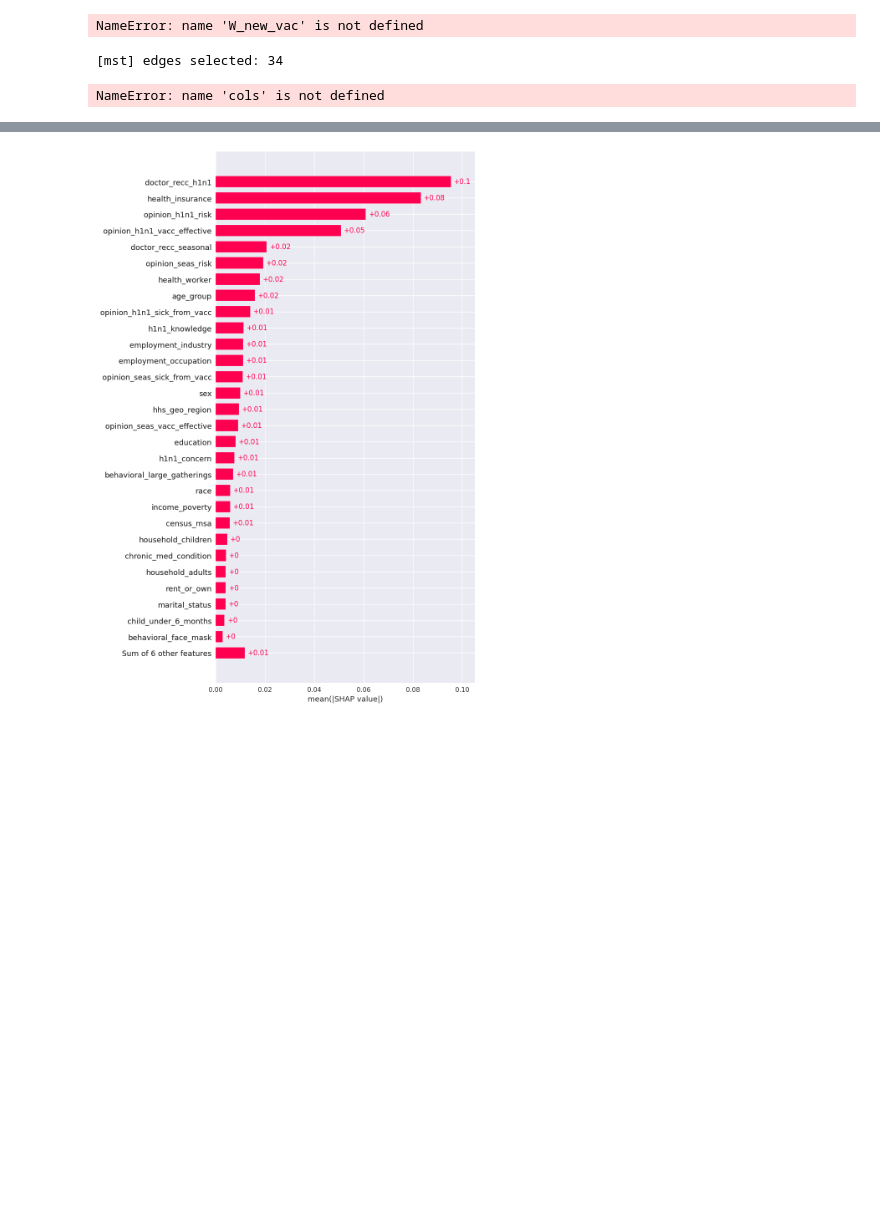
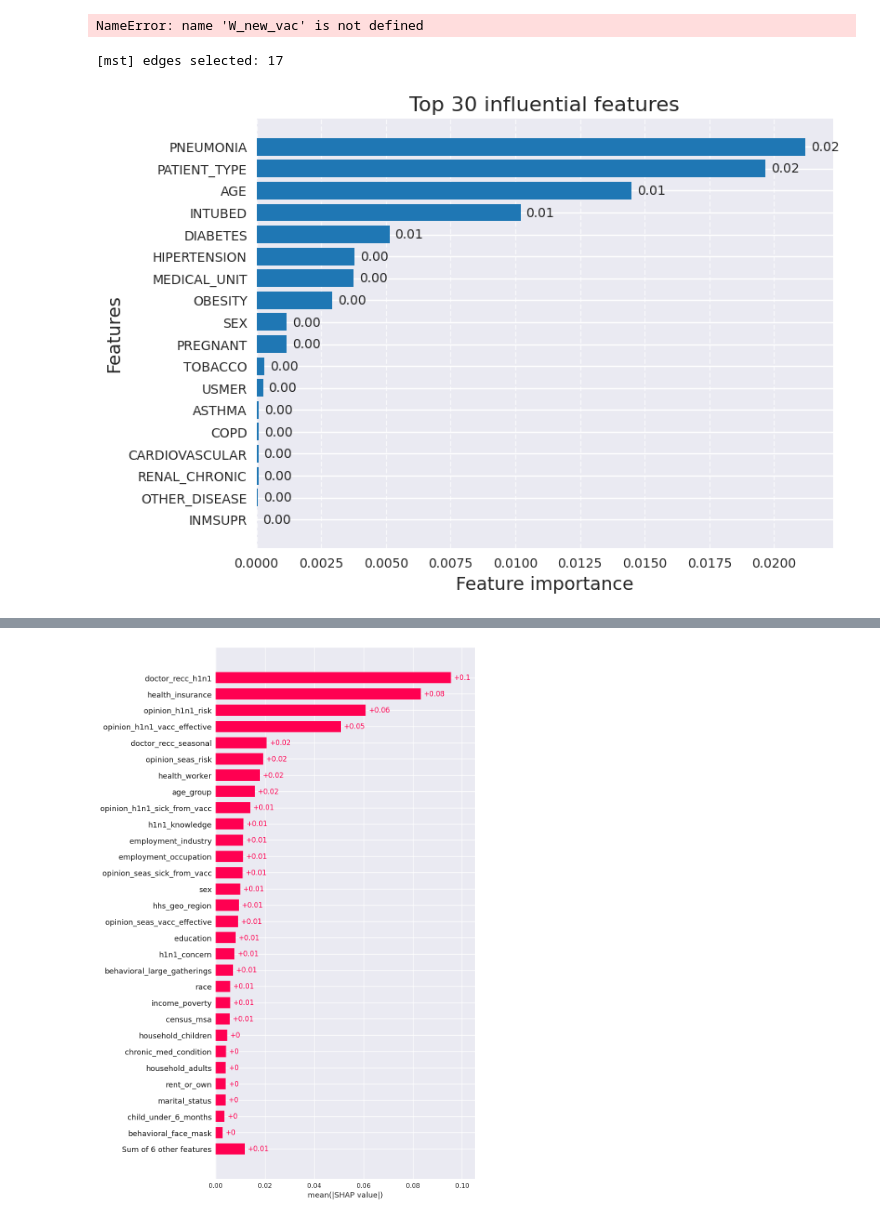
Before and after one commit to NguyenMVo/shapG, a Jupyter notebook: examples/xai-online-training.ipynb, the cells around one changed output, grey strips where cells are left out. Drawn from its saved outputs; the diff is of its cells as text; code cells hidden in the pictures; blank space fills up the shorter version.

```diff
--- a/examples/xai-online-training.ipynb
+++ b/examples/xai-online-training.ipynb
@@ -260,29 +261,28 @@ plot_graph(W_new_vac, file_name=None)
 NameError: name 'W_new_vac' is not defined
 # %%
 # explain the model
-X_vac_mst, y_vac_mst = h1n1_data_reader(filename='./data/process_data.csv')
+X_vac_mst, y_vac_mst = covid_data_reader(filename='./data/Covid_Data_preprocessed.csv')
 W_vac_mst = matrix_generator_mst(X_vac_mst, method=spearmanr)
 A_vac_mst, W_new_vac_mst = create_minimal_edge_graph_mst(W_vac_mst, version='mst', verbose=True)
 G_vac_mst = nx.Graph(A_vac_mst)
 shapley_value_vac_mst = shapley.shapG(
     G_vac_mst,
-    m=3,
-    # f=classification_kpi,
-    f=r2_gain,
-    approximate_by_ratio=True,
-    scale=True,
+    m=5,
+    f=classification_kpi,
+    approximate_by_ratio=False,
+    scale=False,
     verbose=True
 )
 fig_mst, ax_mst = shapGplot(shapley_value_vac_mst, top_n=30, show_plot=False)
 ax_mst.set_xlabel("Feature importance", fontsize=14)
 ax_mst.set_ylabel("Features", fontsize=14)
 ax_mst.spines['top'].set_visible(False)
 ax_mst.spines['right'].set_visible(False)
 ax_mst.set_title('Top 30 influential features', fontsize=16)
 plt.show()
 # %% [output]
-[mst] edges selected: 34
+[mst] edges selected: 17
-NameError: name 'cols' is not defined
+[figure, added]
 # %%
 plot_graph(W_new_vac_mst, file_name=None)
 # %% [output]
```
Also changed, not shown: parts of 6 cells of this notebook, 5 other files.
